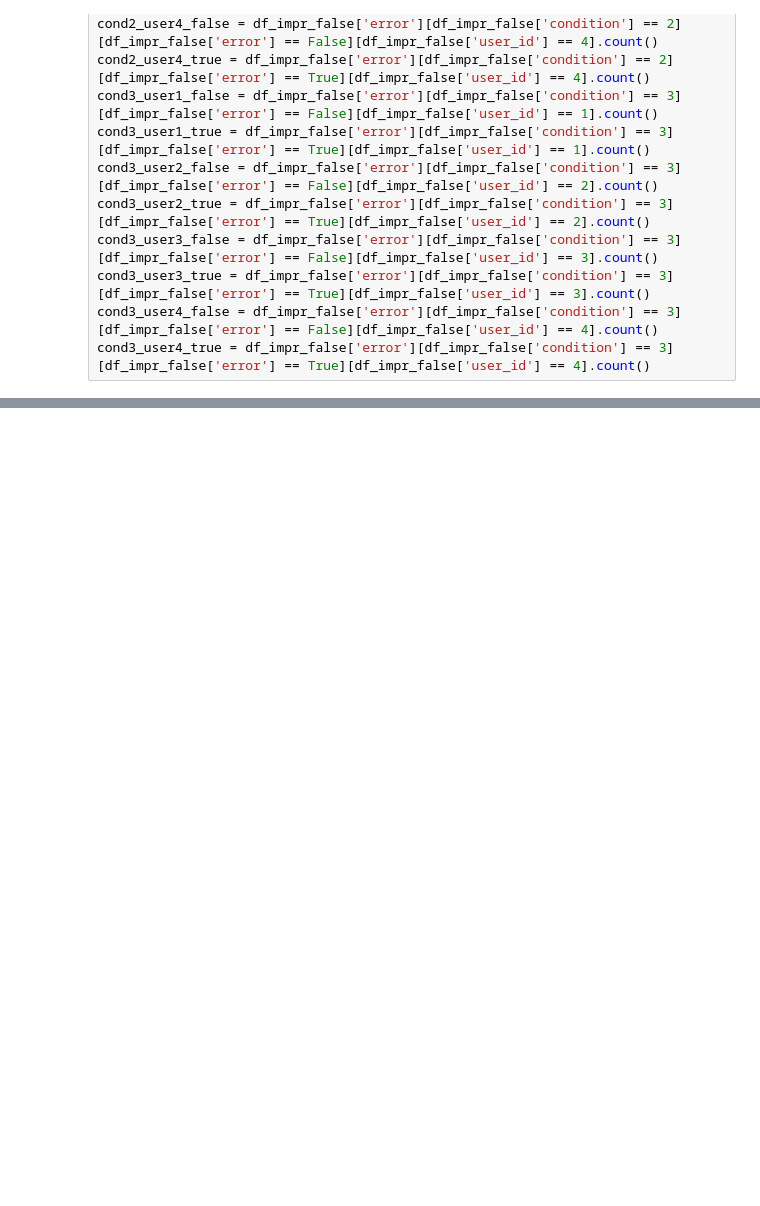
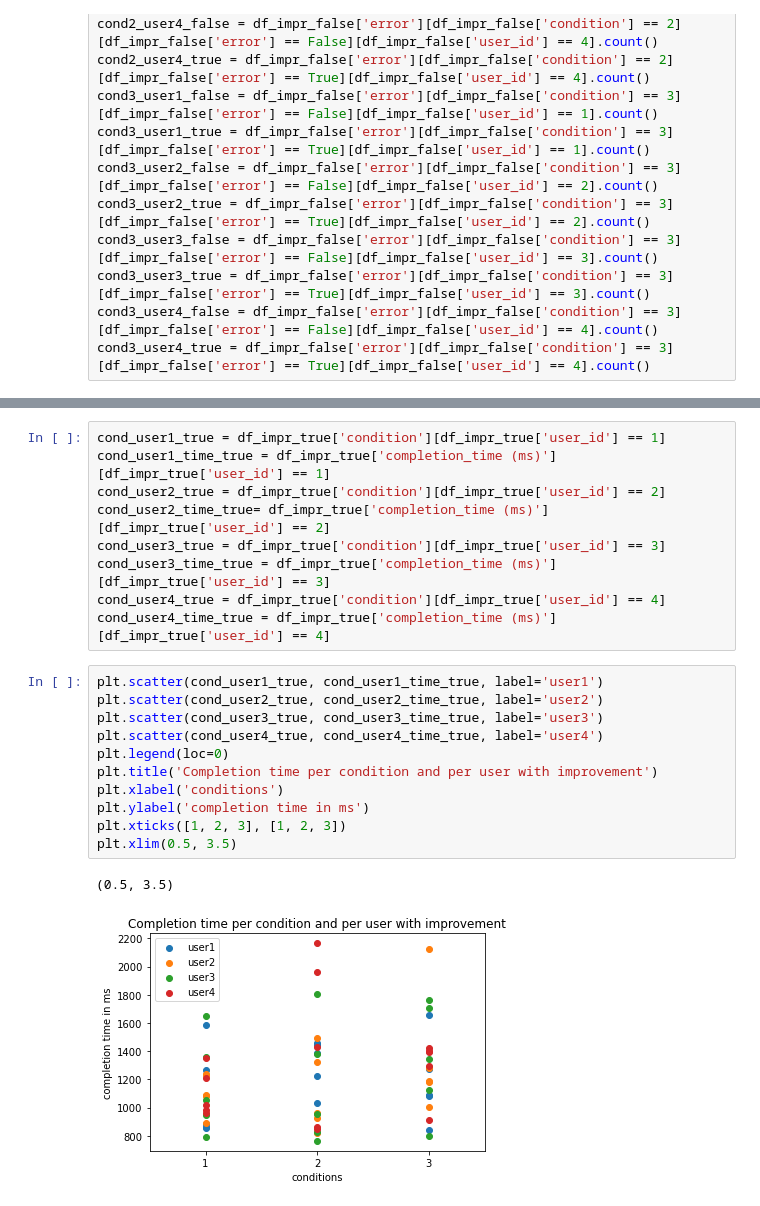
Before and after one commit to ITT-21SS-UR/assignment-04-jt, a Jupyter notebook: pointing_technique_experiment/pointing_technique_experiment.ipynb, the cells around one changed output, grey strips where cells are left out. Cells and saved outputs as stored; diff of their text form; blank space fills up the shorter version.

```diff
--- a/Jupyter/pointing_technique_experiment.ipynb
+++ b/pointing_technique_experiment/pointing_technique_experiment.ipynb
@@ -220,0 +271,23 @@ plt.legend()
+# %%
+cond_user1_true = df_impr_true['condition'][df_impr_true['user_id'] == 1]
+cond_user1_time_true = df_impr_true['completion_time (ms)'][df_impr_true['user_id'] == 1]
+cond_user2_true = df_impr_true['condition'][df_impr_true['user_id'] == 2]
+cond_user2_time_true= df_impr_true['completion_time (ms)'][df_impr_true['user_id'] == 2]
+cond_user3_true = df_impr_true['condition'][df_impr_true['user_id'] == 3]
+cond_user3_time_true = df_impr_true['completion_time (ms)'][df_impr_true['user_id'] == 3]
+cond_user4_true = df_impr_true['condition'][df_impr_true['user_id'] == 4]
+cond_user4_time_true = df_impr_true['completion_time (ms)'][df_impr_true['user_id'] == 4]
+# %%
+plt.scatter(cond_user1_true, cond_user1_time_true, label='user1')
+plt.scatter(cond_user2_true, cond_user2_time_true, label='user2')
+plt.scatter(cond_user3_true, cond_user3_time_true, label='user3')
+plt.scatter(cond_user4_true, cond_user4_time_true, label='user4')
+plt.legend(loc=0)
+plt.title('Completion time per condition and per user with improvement')
+plt.xlabel('conditions')
+plt.ylabel('completion time in ms')
+plt.xticks([1, 2, 3], [1, 2, 3])
+plt.xlim(0.5, 3.5)
+# %% [output]
+(0.5, 3.5)
+[figure, added]
```
Also changed, not shown: parts of 19 cells of this notebook, 16 other files.
